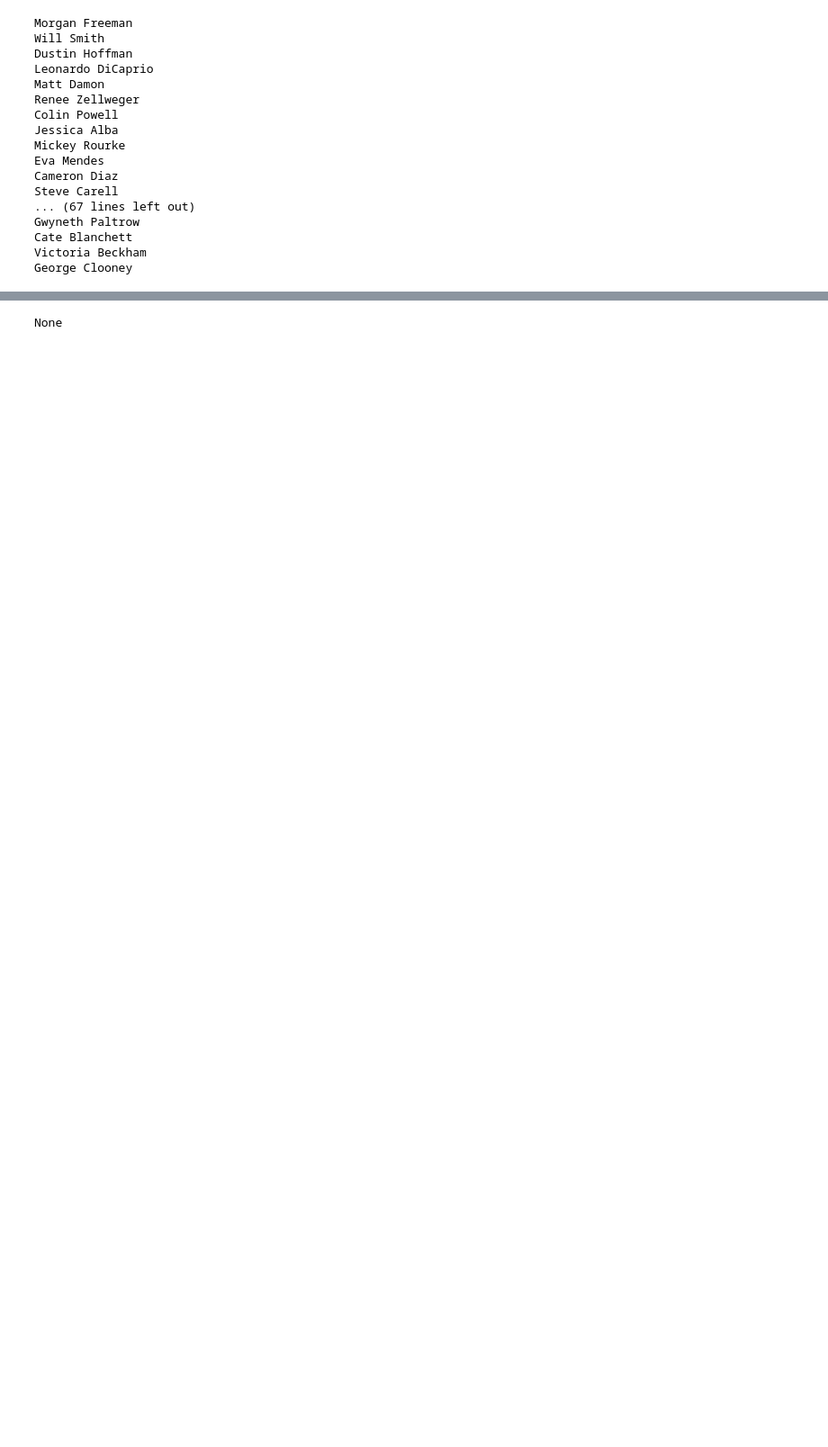
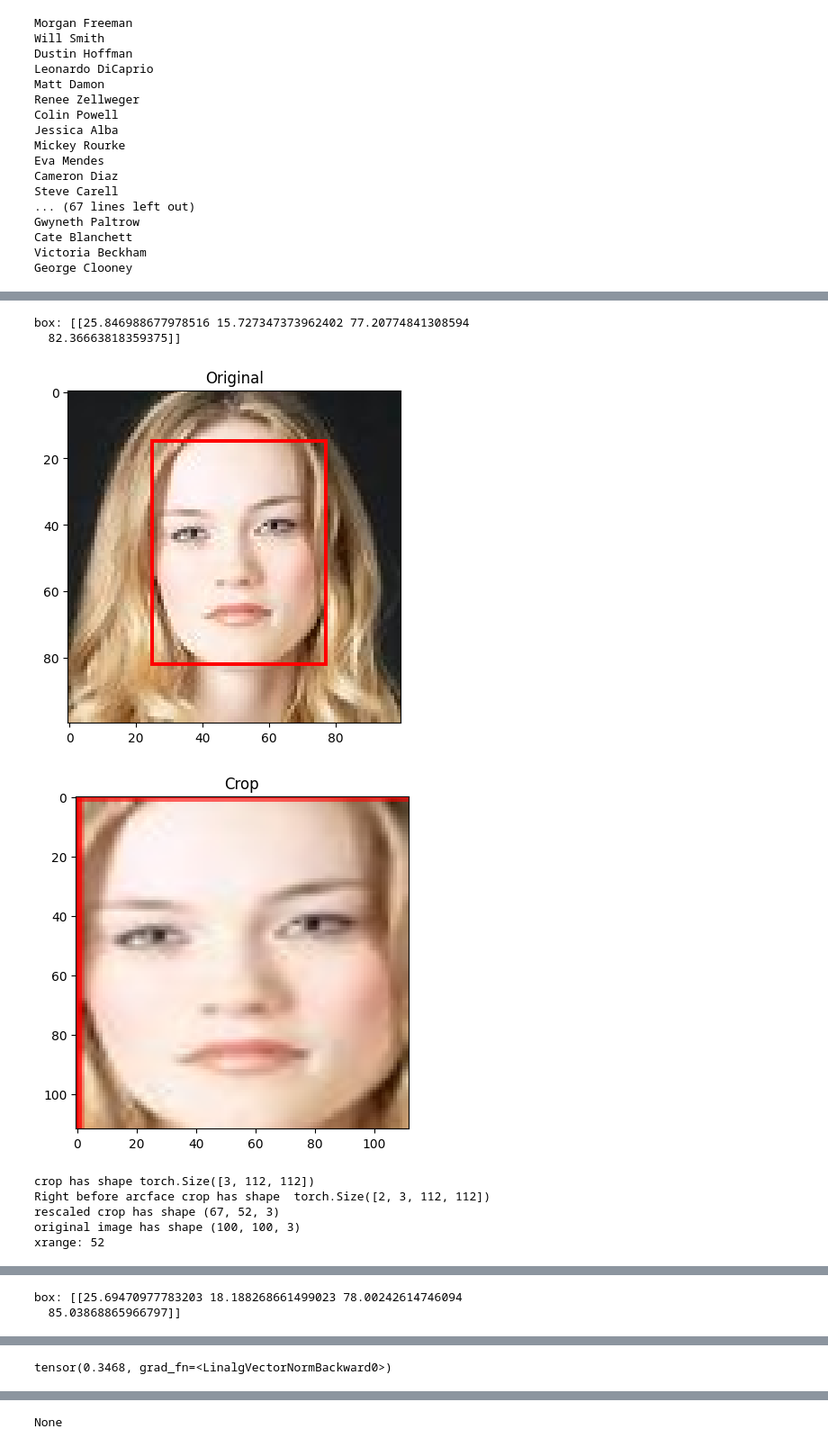
Before and after one commit to zacharyyahn/FaceCloak, a Jupyter notebook: sandbox.ipynb, the cells around one changed output, grey strips where cells are left out. Shown: that part at 90% size. Drawn from its saved outputs; the diff is of its cells as text; code cells hidden in the pictures; blank space fills up the shorter version.

```diff
--- a/sandbox.ipynb
+++ b/sandbox.ipynb
@@ -65,3 +88,6 @@ import numpy as np
 device = torch.device("cuda")
 arcface = torch_arcface_insightface(device=device)
 mtcnn = MTCNN(image_size=112) #arcface was 112x112 images
+arcface.load_state_dict(torch.load("model_checkpoints/arcface.pth"))
+arcface.eval()
+mtcnn.eval()
@@ -105,0 +173,16 @@ Crop is tensor([[[[ 0.5273,  0.5273,  0.5898,  ..., -0.6836, -0.7227, -0.7227],
+# %%
+save1 = get_out("data/pubfig_flat/Julia Stiles_100.jpg")[0][:]
+save2 = get_out("data/pubfig_flat/Daniel Radcliffe_100.jpg")[0][:]
+# print(save1)
+# print(save2)
+print(torch.linalg.vector_norm(save1 - save2, ord=2))
+# %% [output]
+box: [[25.846988677978516 15.727347373962402 77.20774841308594
+  82.36663818359375]]
+[figure, added]
+[figure, added]
+crop has shape torch.Size([3, 112, 112])
+Right before arcface crop has shape  torch.Size([2, 3, 112, 112])
+rescaled crop has shape (67, 52, 3)
+original image has shape (100, 100, 3)
+xrange: 52
@@ -105,0 +190,2 @@ Crop is tensor([[[[ 0.5273,  0.5273,  0.5898,  ..., -0.6836, -0.7227, -0.7227],
+box: [[25.69470977783203 18.188268661499023 78.00242614746094
+  85.03868865966797]]
@@ -106,3 +200,4 @@ Crop is tensor([[[[ 0.5273,  0.5273,  0.5898,  ..., -0.6836, -0.7227, -0.7227],
+tensor(0.3468, grad_fn=<LinalgVectorNormBackward0>)
 # %%
 print("Crop requires grad:", crop.requires_grad)
 loss = torch.sum(out)
```
Also changed, not shown: parts of 7 cells of this notebook, 13 other files.
